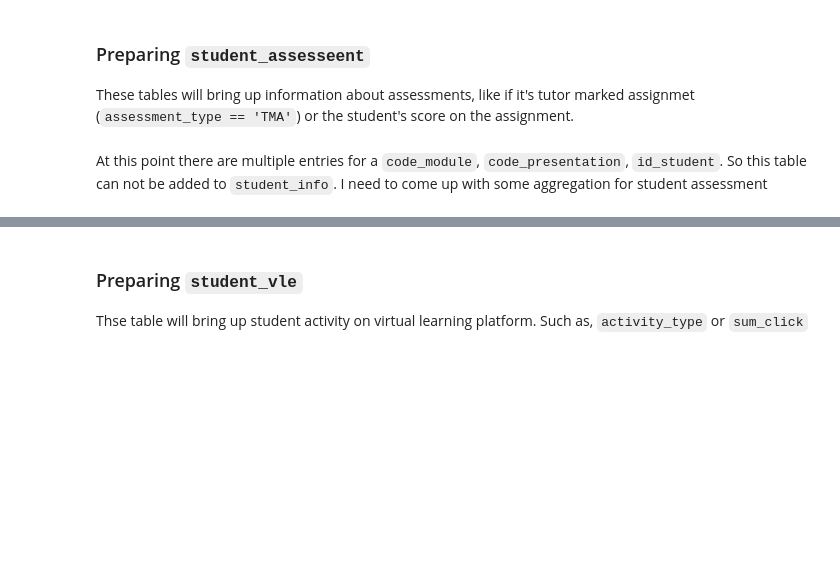
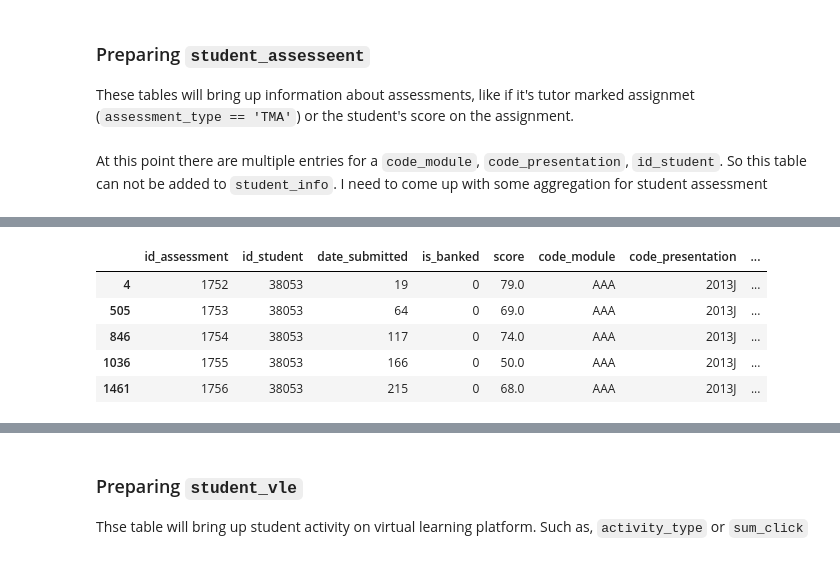
Before and after one commit to tevfikcagridural/student-success, a Jupyter notebook: Data_Wrangling.ipynb, the cells around one changed output, grey strips where cells are left out. Saved outputs shown, nothing was run; the diff lists cells and outputs as text; code cells hidden in the pictures; blank space fills up the shorter version.

```diff
--- a/Data_Wrangling.ipynb
+++ b/Data_Wrangling.ipynb
@@ -222,0 +378,9 @@ At this point there are multiple entries for a `code_module`, `code_presentation
+# %%
+student_assessment[student_assessment['id_student'] == 38053]
+# %% [output]
+|  | id_assessment | id_student | date_submitted | is_banked | score | code_module | code_presentation | ... |
+| 4 | 1752 | 38053 | 19 | 0 | 79.0 | AAA | 2013J | ... |
+| 505 | 1753 | 38053 | 64 | 0 | 69.0 | AAA | 2013J | ... |
+| 846 | 1754 | 38053 | 117 | 0 | 74.0 | AAA | 2013J | ... |
+| 1036 | 1755 | 38053 | 166 | 0 | 50.0 | AAA | 2013J | ... |
+| 1461 | 1756 | 38053 | 215 | 0 | 68.0 | AAA | 2013J | ... |
```
Also changed, not shown: parts of 31 cells of this notebook.
